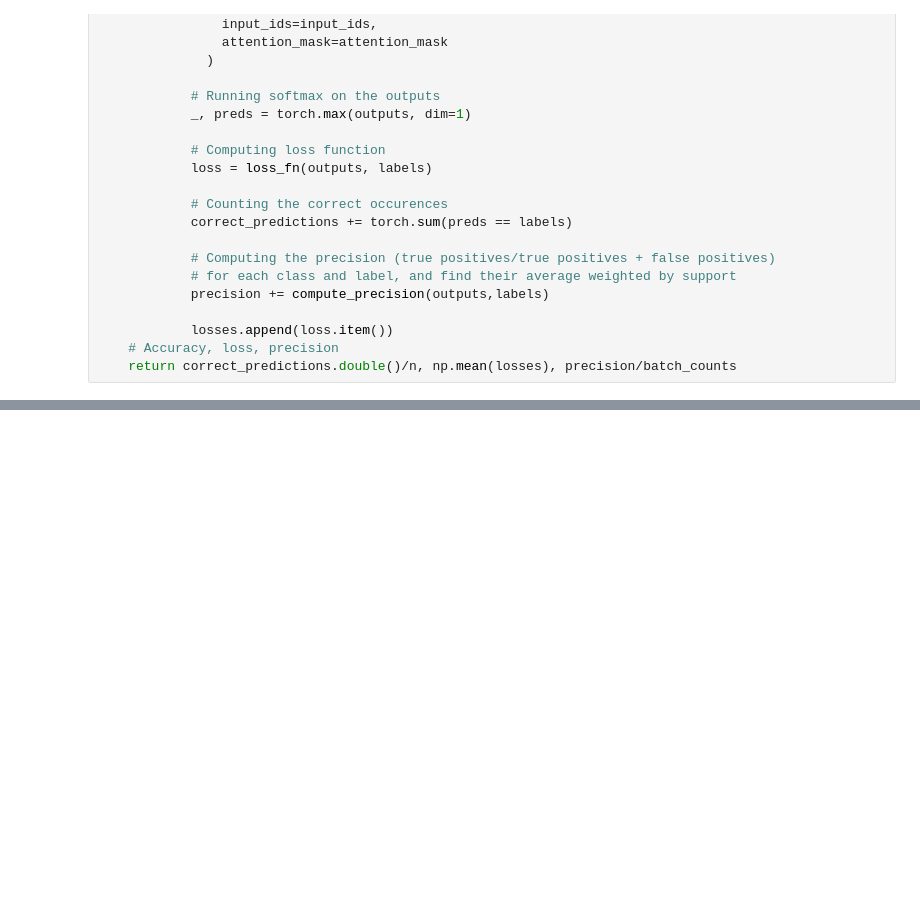
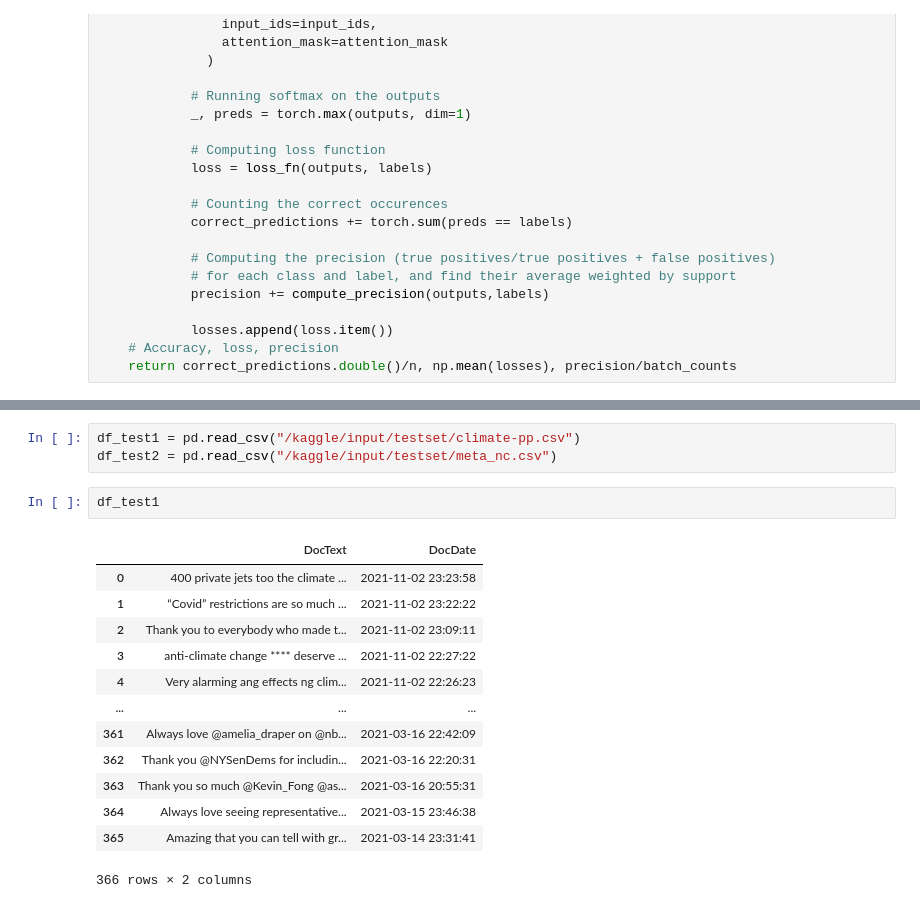
Before and after one commit to Strifee/Sentiment_analysis, a Jupyter notebook: Sentiment_analysis.ipynb, the cells around one changed output, grey strips where cells are left out. Saved outputs shown, nothing was run; the diff lists cells and outputs as text; blank space fills up the shorter version.

```diff
--- a/Sentiment_analysis.ipynb
+++ b/Sentiment_analysis.ipynb
@@ -905,0 +952,19 @@ NameError: name 'nlp' is not defined
+# %%
+df_test1 = pd.read_csv("/kaggle/input/testset/climate-pp.csv")
+df_test2 = pd.read_csv("/kaggle/input/testset/meta_nc.csv")
+# %%
+df_test1
+# %% [output]
+|  | DocText | DocDate |
+| 0 | 400 private jets too the climate ... | 2021-11-02 23:23:58 |
+| 1 | “Covid” restrictions are so much ... | 2021-11-02 23:22:22 |
+| 2 | Thank you to everybody who made t... | 2021-11-02 23:09:11 |
+| 3 | anti-climate change **** deserve ... | 2021-11-02 22:27:22 |
+| 4 | Very alarming ang effects ng clim... | 2021-11-02 22:26:23 |
+| ... | ... | ... |
+| 361 | Always love @amelia_draper on @nb... | 2021-03-16 22:42:09 |
+| 362 | Thank you @NYSenDems for includin... | 2021-03-16 22:20:31 |
+| 363 | Thank you so much @Kevin_Fong @as... | 2021-03-16 20:55:31 |
+| 364 | Always love seeing representative... | 2021-03-15 23:46:38 |
+| 365 | Amazing that you can tell with gr... | 2021-03-14 23:31:41 |
+366 rows × 2 columns
```
Also changed, not shown: parts of 27 cells of this notebook.
